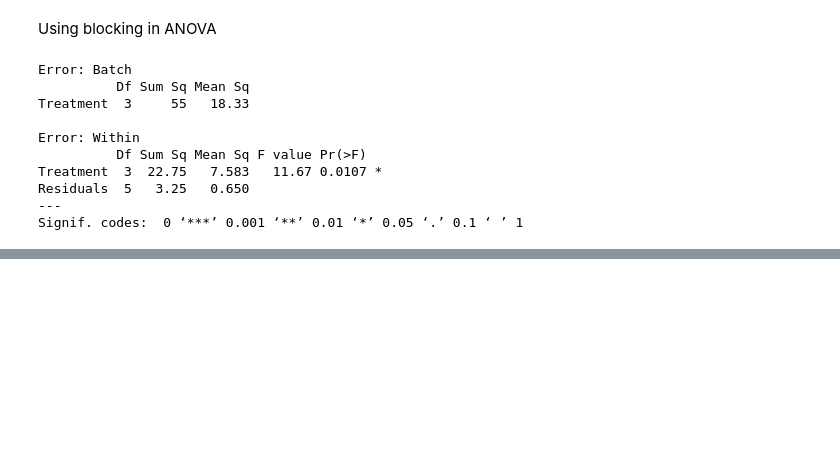
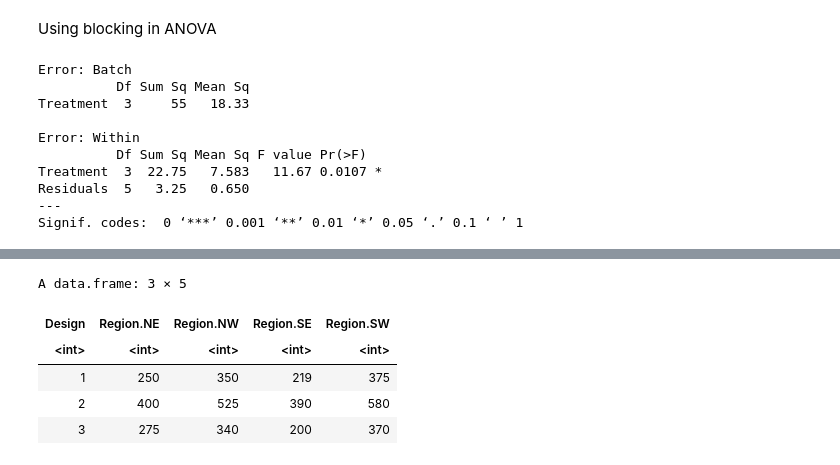
Before and after one commit to oooookk7/experimental-design-statistics, a Jupyter notebook: 03 - Randomised Blocks, Latin Squares, and Related Designs/notes.ipynb, the cells around one changed output, grey strips where cells are left out. Saved outputs shown, nothing was run; the diff lists cells and outputs as text; code cells hidden in the pictures; blank space fills up the shorter version.

```diff
--- a/03 - Randomised Blocks, Latin Squares, and Related Designs/notes.ipynb
+++ b/03 - Randomised Blocks, Latin Squares, and Related Designs/notes.ipynb
@@ -549,0 +729,15 @@ Therefore, the extrusion pressure signifcantly affects the mean yield - the perc
+# %%
+dataset = read.csv("brochure.csv")
+
+data.frame(Design=unique(dataset$Design),
+           Region.NE=(dataset %>% filter(Region == "NE"))$Responses,
+           Region.NW=(dataset %>% filter(Region == "NW"))$Responses,
+           Region.SE=(dataset %>% filter(Region == "SE"))$Responses,
+           Region.SW=(dataset %>% filter(Region == "SW"))$Responses)
+# %% [output]
+A data.frame: 3 × 5
+| Design | Region.NE | Region.NW | Region.SE | Region.SW |
+| <int> | <int> | <int> | <int> | <int> |
+| 1 | 250 | 350 | 219 | 375 |
+| 2 | 400 | 525 | 390 | 580 |
+| 3 | 275 | 340 | 200 | 370 |
```
Also changed, not shown: parts of 10 cells of this notebook, 12 other files.
